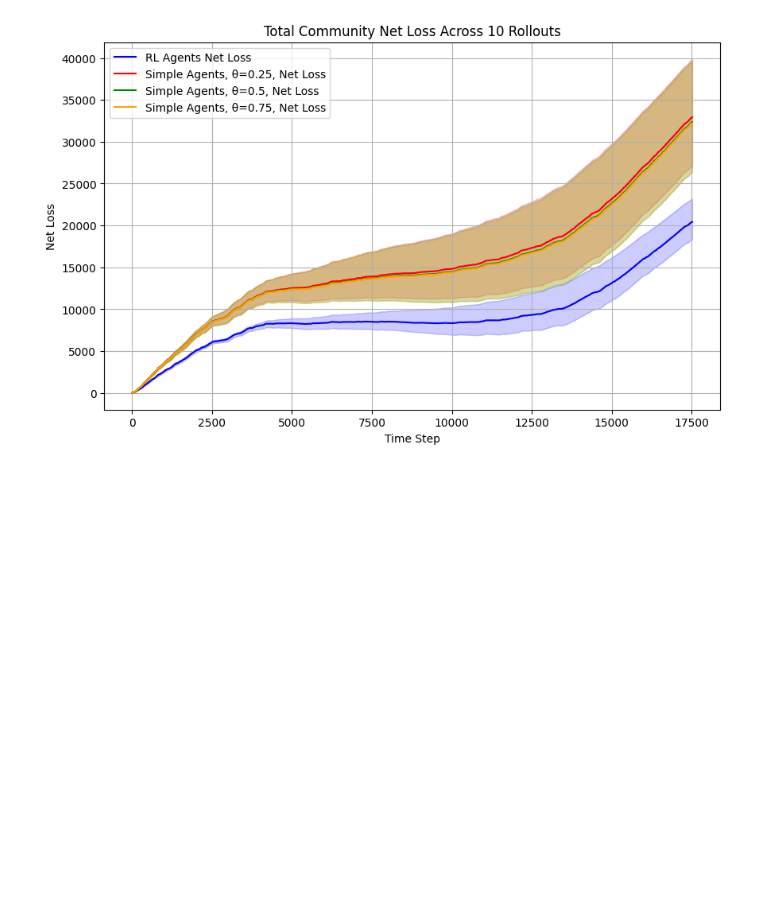
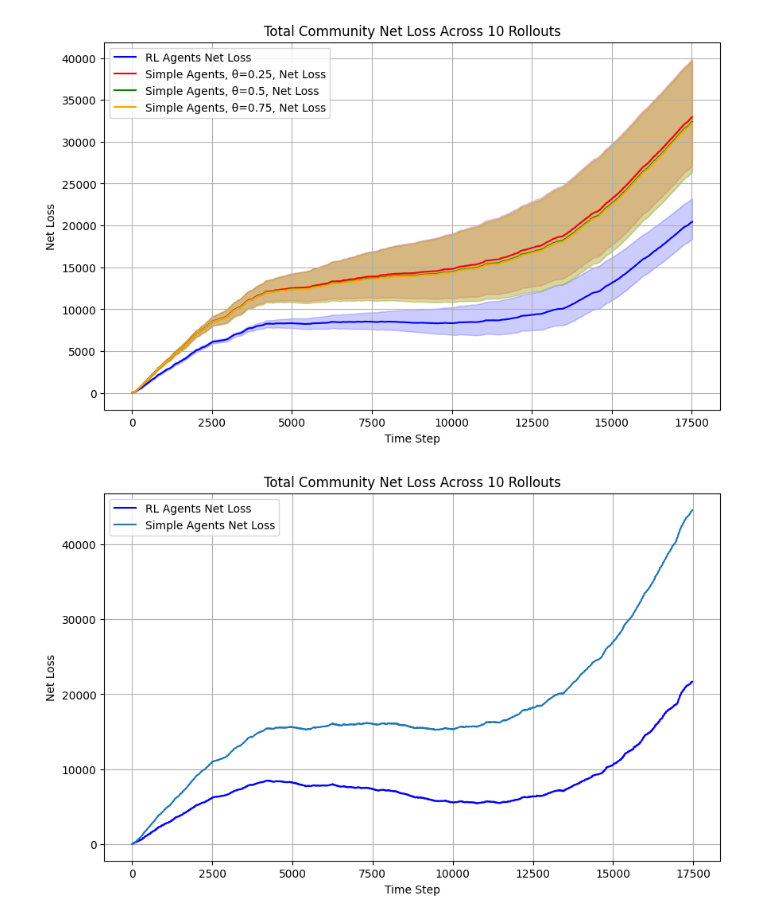
Before and after one commit to antonhlenander/CommunityFlex, a Jupyter notebook: plotting.ipynb, the cells around one changed output. Cells and saved outputs as stored; diff of their text form; code cells hidden in the pictures; blank space fills up the shorter version.

```diff
--- a/plotting.ipynb
+++ b/plotting.ipynb
@@ -104,3 +110,51 @@ Highest Gradient for greed 0.25: -3.33849999999984
 Highest Gradient for greed 0.5: -3.741500000000997
 Highest Gradient for greed 0.75: -3.543000000000575
 [figure]
+# %%
+plt.figure(figsize=(10, 6))
+plt.plot(time_steps, mean_netloss, label="RL Agents Net Loss", color="blue")
+plt.fill_between(
+    time_steps,
+    min_netloss,
+    max_netloss,  # Upper bound
+    color="blue",
+    alpha=0.2,  # Transparency for the shaded area
+)
+
+jsonpath = "output/flex/simple_log.json"
+
+log_data = []
+with open(jsonpath, 'r') as file:
+    for line in file:
+        log_data.append(json.loads(line))
+
+all_netloss_simple = []
+
+for episode in log_data:
+    net_loss = []
+    for step in episode.get('steps'):
+        metrics = step.get('metrics')
+        if isinstance(metrics, dict):
+            net_loss.append(metrics.get(f"env/total_loss", None))
+    all_netloss_simple.append(net_loss)
+
+mean_netloss_simple = np.mean(all_netloss_simple, axis=0)  # Mean across rollouts for each time step
+highest_gradient = np.min(np.gradient(mean_netloss_simple))
+min_netloss_simple = np.min(all_netloss_simple, axis=0)
+max_netloss_simple = np.max(all_netloss_simple, axis=0)
+plt.plot(time_steps, mean_netloss_simple, label=f"Simple Agents Net Loss")
+plt.fill_between(
+    time_steps,
+    min_netloss_simple,
+    max_netloss_simple,  # Upper bound,
+    alpha=0.2, # Transparency for the shaded area
+)
+
+plt.xlabel("Time Step")
+plt.ylabel("Net Loss")
+plt.title("Total Community Net Loss Across 10 Rollouts")
+plt.legend()
+plt.grid()
+plt.show()
+# %% [output]
+[figure, added]
```
Also changed, not shown: parts of 1 cell of this notebook, 3 other files.
